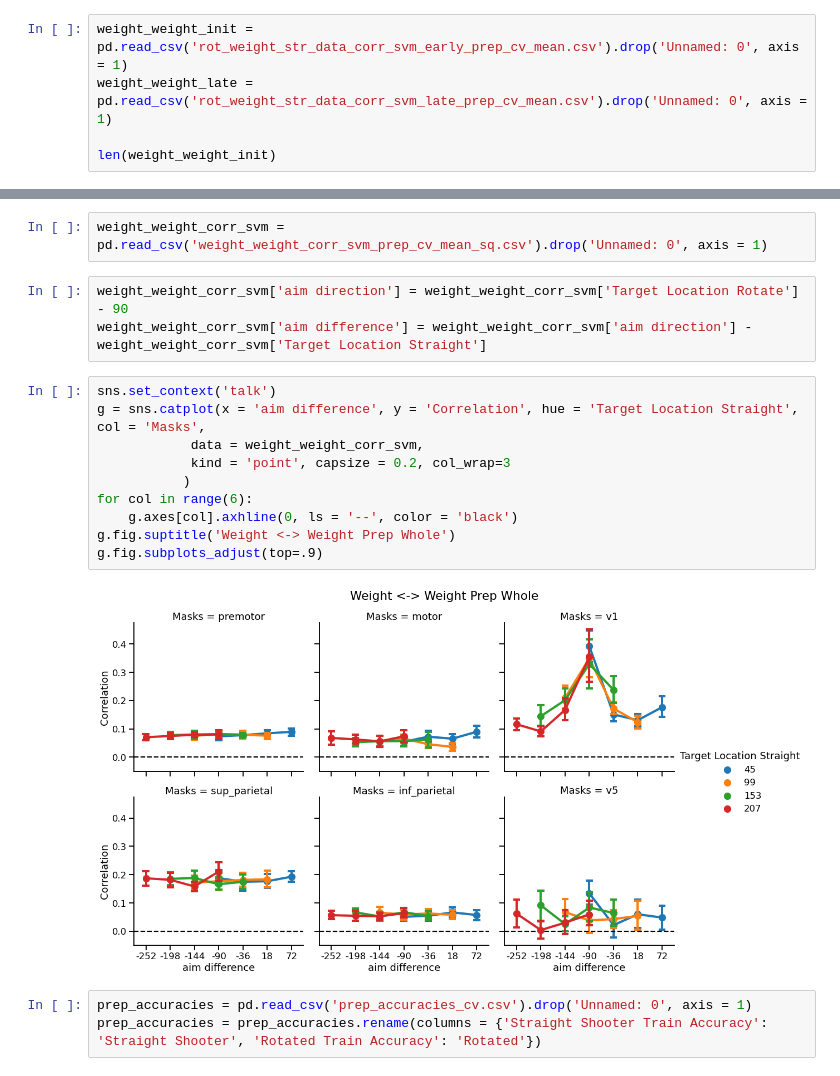
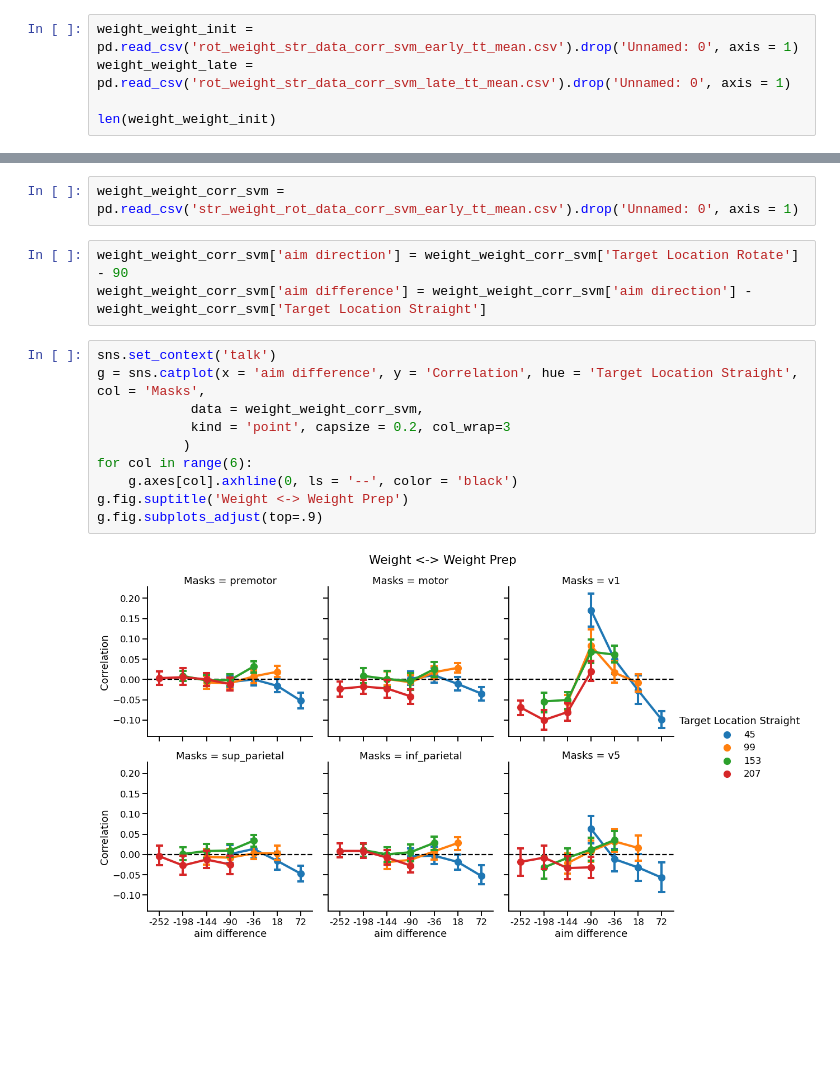
Before and after one commit to tejas-savalia/fmri_project, a Jupyter notebook: across_subjects_mvpa.ipynb, the cells around one changed output, grey strips where cells are left out. Cells and saved outputs as stored; diff of their text form; blank space fills up the shorter version.

```diff
--- a/across_subjects_mvpa.ipynb
+++ b/across_subjects_mvpa.ipynb
@@ -90,8 +90,8 @@ sns.catplot(x = 'Target Location Straight', y = 'Kl Div', hue = 'Target Location
 <seaborn.axisgrid.FacetGrid at 0x...>
 [figure]
 # %%
-weight_weight_init = pd.read_csv('rot_weight_str_data_corr_svm_early_prep_cv_mean.csv').drop('Unnamed: 0', axis = 1)
-weight_weight_late = pd.read_csv('rot_weight_str_data_corr_svm_late_prep_cv_mean.csv').drop('Unnamed: 0', axis = 1)
+weight_weight_init = pd.read_csv('rot_weight_str_data_corr_svm_early_tt_mean.csv').drop('Unnamed: 0', axis = 1)
+weight_weight_late = pd.read_csv('rot_weight_str_data_corr_svm_late_tt_mean.csv').drop('Unnamed: 0', axis = 1)
 
 len(weight_weight_init)
 # %% [output]
@@ -118,20 +118,17 @@ g.fig.subplots_adjust(top=.9)
 # %%
-weight_weight_corr_svm = pd.read_csv('weight_weight_corr_svm_prep_cv_mean_sq.csv').drop('Unnamed: 0', axis = 1)
+weight_weight_corr_svm = pd.read_csv('str_weight_rot_data_corr_svm_early_tt_mean.csv').drop('Unnamed: 0', axis = 1)
 # %%
 weight_weight_corr_svm['aim direction'] = weight_weight_corr_svm['Target Location Rotate'] - 90
 weight_weight_corr_svm['aim difference'] = weight_weight_corr_svm['aim direction'] - weight_weight_corr_svm['Target Location Straight']
 # %%
 sns.set_context('talk')
 g = sns.catplot(x = 'aim difference', y = 'Correlation', hue = 'Target Location Straight', col = 'Masks',
             data = weight_weight_corr_svm,
             kind = 'point', capsize = 0.2, col_wrap=3
            )
 for col in range(6):
     g.axes[col].axhline(0, ls = '--', color = 'black')
-g.fig.suptitle('Weight <-> Weight Prep Whole')
+g.fig.suptitle('Weight <-> Weight Prep')
 g.fig.subplots_adjust(top=.9)
 # %% [output]
-[figure, old version]
+[figure, new version]
-# %%
-prep_accuracies = pd.read_csv('prep_accuracies_cv.csv').drop('Unnamed: 0', axis = 1)
-prep_accuracies = prep_accuracies.rename(columns = {'Straight Shooter Train Accuracy': 'Straight Shooter', 'Rotated Train Accuracy': 'Rotated'})
```
Also changed, not shown: parts of 7 cells of this notebook.
